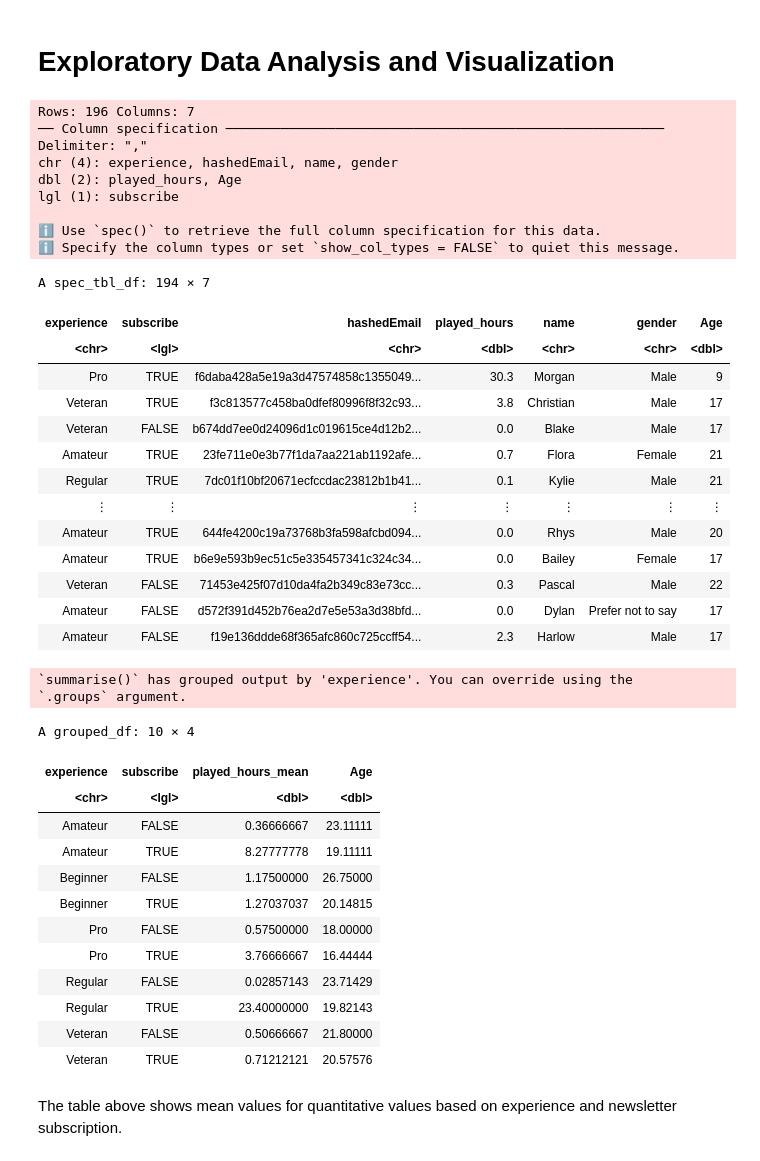
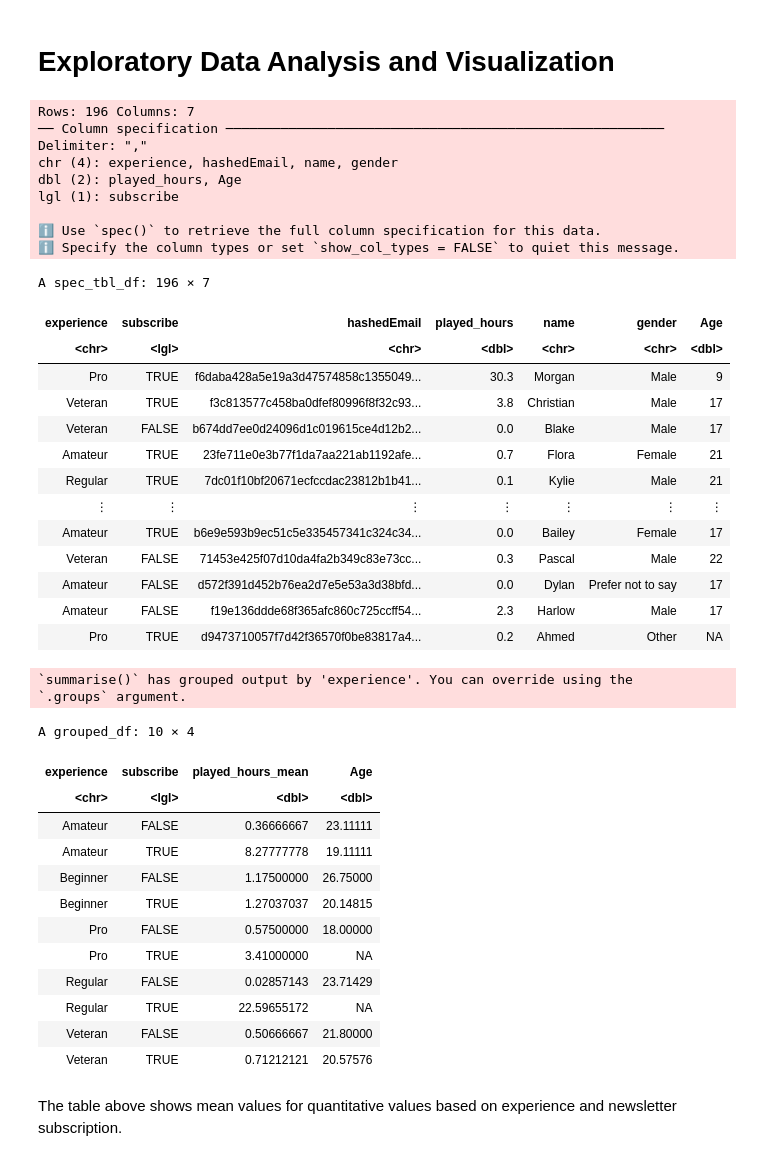
Before and after one commit to ckwok07/DSCI100-Project-Planning-Stage-, a Jupyter notebook: Project Planning Stage.ipynb, the cells around one changed output. Cells and saved outputs as stored; diff of their text form; code cells hidden in the pictures.

Commit message:
fixed url read_csv

```diff
--- a/Project Planning Stage.ipynb
+++ b/Project Planning Stage.ipynb
@@ -66,33 +67,33 @@ The `players.csv` dataframe can help us answer both our broad question and our s
 # %% [markdown]
 # Exploratory Data Analysis and Visualization
 # %%
-players <- read_csv("data/players.csv") |>
-    filter(!is.na(Age))
+url <- "https://raw.githubusercontent.com/ckwok07/DSCI100-Project-Planning-Stage-/refs/heads/main/data/players.csv"
+players <- read_csv(url)
 players
 # %% [output]
 Rows: 196 Columns: 7
 ── Column specification ────────────────────────────────────────────────────────
 Delimiter: ","
 chr (4): experience, hashedEmail, name, gender
 dbl (2): played_hours, Age
 lgl (1): subscribe
 
 ℹ Use `spec()` to retrieve the full column specification for this data.
 ℹ Specify the column types or set `show_col_types = FALSE` to quiet this message.
-A spec_tbl_df: 194 × 7
+A spec_tbl_df: 196 × 7
 | experience | subscribe | hashedEmail | played_hours | name | gender | Age |
 | <chr> | <lgl> | <chr> | <dbl> | <chr> | <chr> | <dbl> |
 | Pro | TRUE | f6daba428a5e19a3d47574858c1355049... | 30.3 | Morgan | Male | 9 |
 | Veteran | TRUE | f3c813577c458ba0dfef80996f8f32c93... | 3.8 | Christian | Male | 17 |
 | Veteran | FALSE | b674dd7ee0d24096d1c019615ce4d12b2... | 0.0 | Blake | Male | 17 |
 | Amateur | TRUE | 23fe711e0e3b77f1da7aa221ab1192afe... | 0.7 | Flora | Female | 21 |
 | Regular | TRUE | 7dc01f10bf20671ecfccdac23812b1b41... | 0.1 | Kylie | Male | 21 |
 | ⋮ | ⋮ | ⋮ | ⋮ | ⋮ | ⋮ | ⋮ |
-| Amateur | TRUE | 644fe4200c19a73768b3fa598afcbd094... | 0.0 | Rhys | Male | 20 |
 | Amateur | TRUE | b6e9e593b9ec51c5e335457341c324c34... | 0.0 | Bailey | Female | 17 |
 | Veteran | FALSE | 71453e425f07d10da4fa2b349c83e73cc... | 0.3 | Pascal | Male | 22 |
 | Amateur | FALSE | d572f391d452b76ea2d7e5e53a3d38bfd... | 0.0 | Dylan | Prefer not to say | 17 |
 | Amateur | FALSE | f19e136ddde68f365afc860c725ccff54... | 2.3 | Harlow | Male | 17 |
+| Pro | TRUE | d9473710057f7d42f36570f0be83817a4... | 0.2 | Ahmed | Other | NA |
 # %%
 players_mean_values <- players |>
     group_by(experience, subscribe) |>
@@ -110,9 +111,9 @@ A grouped_df: 10 × 4
 | Beginner | FALSE | 1.17500000 | 26.75000 |
 | Beginner | TRUE | 1.27037037 | 20.14815 |
 | Pro | FALSE | 0.57500000 | 18.00000 |
-| Pro | TRUE | 3.76666667 | 16.44444 |
+| Pro | TRUE | 3.41000000 | NA |
 | Regular | FALSE | 0.02857143 | 23.71429 |
-| Regular | TRUE | 23.40000000 | 19.82143 |
+| Regular | TRUE | 22.59655172 | NA |
 | Veteran | FALSE | 0.50666667 | 21.80000 |
 | Veteran | TRUE | 0.71212121 | 20.57576 |
 # %% [markdown]
```
Also changed, not shown: parts of 3 cells of this notebook.
